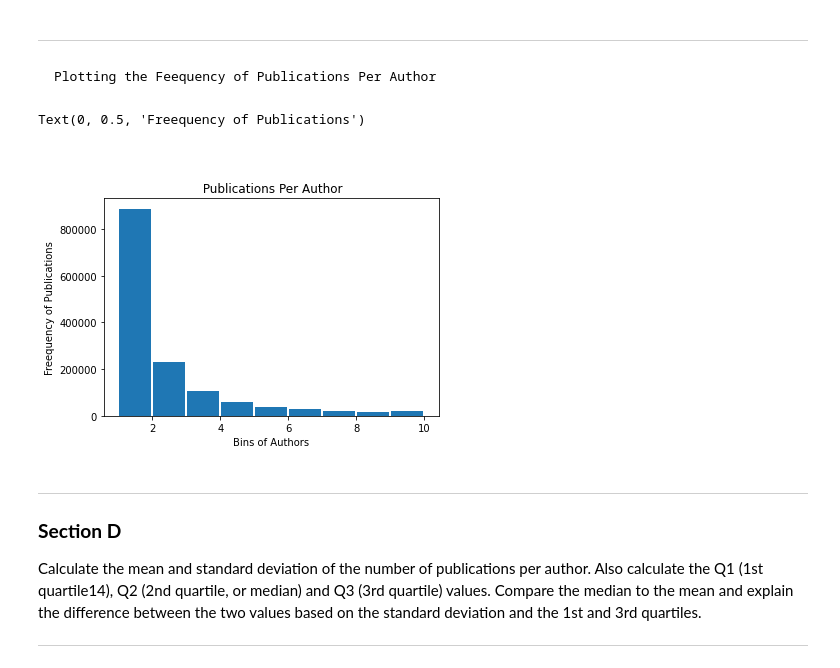
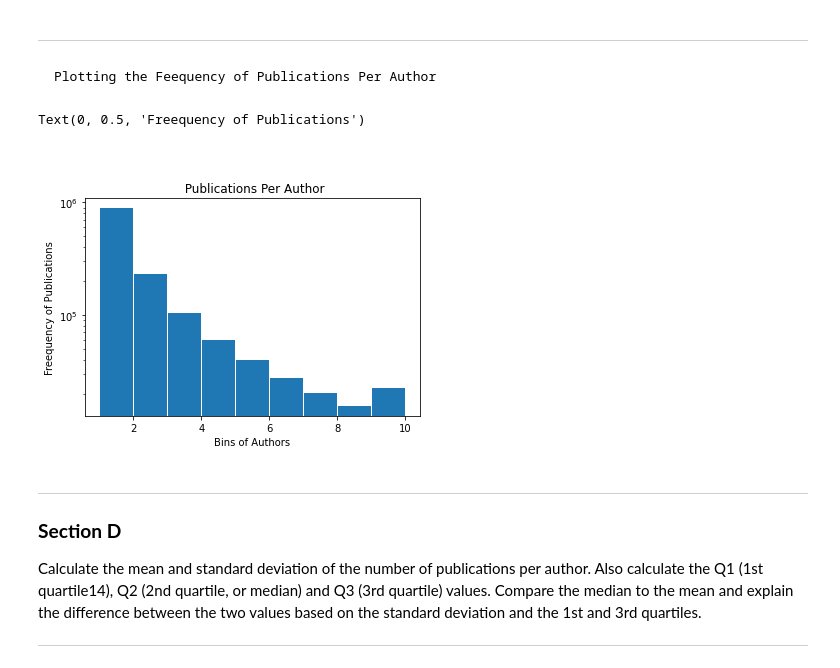
Before and after one commit to linyu3294/cs6220-data-minning-hw, a Jupyter notebook: cs6220_hw1.ipynb, the cells around one changed output. Saved outputs shown, nothing was run; the diff lists cells and outputs as text; code cells hidden in the pictures.

```diff
--- a/cs6220_hw1.ipynb
+++ b/cs6220_hw1.ipynb
@@ -185,14 +192,15 @@ Plotting the Feequency of Publications Per Author
 # %%
 import matplotlib.pyplot as plt
 import numpy as np
 
 plt.hist(pub_per_author_array, [1,2,3,4,5,6,7,8,9,10], rwidth = 0.95)
 plt.title ('\n\n Publications Per Author')
 plt.xlabel('Bins of Authors')
+plt.yscale('log')
 plt.ylabel('Freequency of Publications')
 # %% [output]
 Text(0, 0.5, 'Freequency of Publications')
-[figure, old version]
+[figure, new version]
 # %% [markdown]
 ---
 ### **Section D**
```
Also changed, not shown: parts of 17 cells of this notebook.
